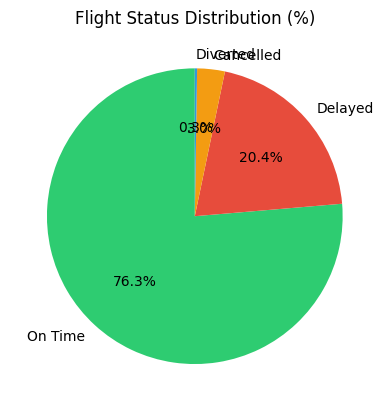
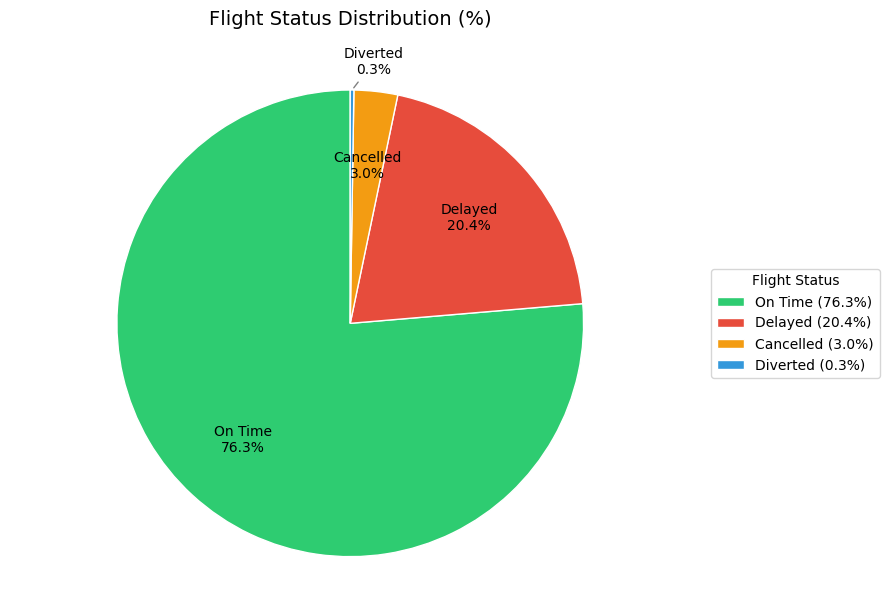
The notebook cell's code change between the first figure and the second:
--- before
+++ after
@@ -1,6 +1,55 @@
+
 # visualize the flight status as pie chart
-df['flight_status'].value_counts().plot(kind='pie', autopct='%1.1f%%',
-    colors=['#2ecc71', '#e74c3c', '#f39c12', '#3498db'], startangle=90)
-plt.title('Flight Status Distribution (%)')
-plt.ylabel('')
+status_counts = df['flight_status'].value_counts()
+colors = ['#2ecc71', '#e74c3c', '#f39c12', '#3498db']
+plt.figure(figsize=(9, 6))
+wedges, texts, autotexts = plt.pie(
+    status_counts,
+    labels=None,
+    autopct='%1.1f%%',
+    colors=colors,
+    startangle=90,
+    pctdistance=0.68,
+    wedgeprops={'edgecolor': 'white', 'linewidth': 1},
+    textprops={'fontsize': 10, 'color': 'black'}
+)
+
+# Put category names into the percentage labels, except Diverted
+for i, autotext in enumerate(autotexts):
+    label = status_counts.index[i]
+
+    if label == 'Diverted':
+        autotext.set_text('')
+    else:
+        autotext.set_text(f'{label}\n{autotext.get_text()}')
+
+# Add Diverted label outside the pie, lower than the title
+diverted_index = list(status_counts.index).index('Diverted')
+wedge = wedges[diverted_index]
+angle = (wedge.theta2 + wedge.theta1) / 2
+x = np.cos(np.deg2rad(angle))
+y = np.sin(np.deg2rad(angle))
+plt.annotate(
+    'Diverted\n0.3%',
+    xy=(x, y),
+    xytext=(0.10, 1.12),   # move label lower, under the title
+    ha='center',
+    va='center',
+    fontsize=10,
+    arrowprops=dict(arrowstyle='-', color='gray')
+)
+legend_labels = [
+    f'{label} ({count / status_counts.sum() * 100:.1f}%)'
+    for label, count in zip(status_counts.index, status_counts.values)
+]
+plt.legend(
+    wedges,
+    legend_labels,
+    title='Flight Status',
+    loc='center left',
+    bbox_to_anchor=(1.02, 0.5)
+)
+plt.title('Flight Status Distribution (%)', fontsize=14, pad=30)
+plt.axis('equal')
+plt.tight_layout()
 plt.show()

Commit: Improve flight status pie chart